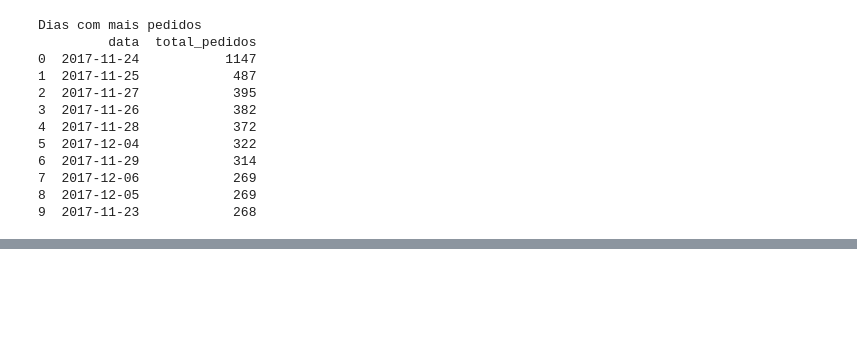
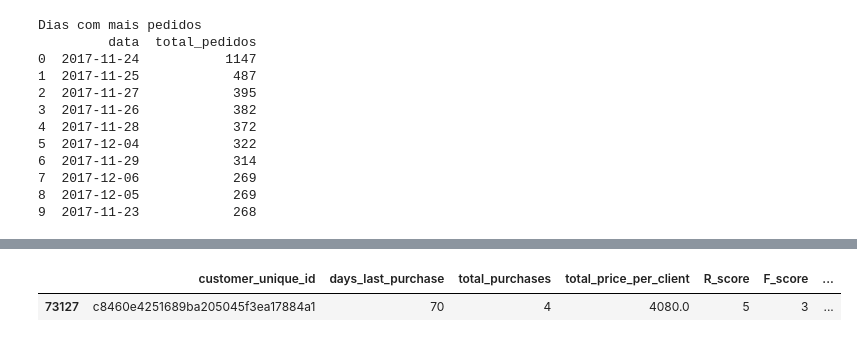
Before and after one commit to marialauraadev/analise_rfm_olist, a Jupyter notebook: notebooks/exploracao.ipynb, the cells around one changed output, grey strips where cells are left out. Cells and saved outputs as stored; diff of their text form; code cells hidden in the pictures; blank space fills up the shorter version.

```diff
--- a/notebooks/exploracao.ipynb
+++ b/notebooks/exploracao.ipynb
@@ -157,0 +193,12 @@ Dias com mais pedidos
+# %%
+# investigando cliente outlier em clientes leais por conta da diferença entre média e mediana
+
+cliente_outlier = df_rfm[
+    (df_rfm['segmento'] == 'Clientes Leais') &
+    (df_rfm['total_price_per_client'] == 4080)
+]
+
+cliente_outlier[['customer_unique_id', 'days_last_purchase', 'total_purchases', 'total_price_per_client', 'R_score', 'F_score', 'M_score']]
+# %% [output]
+|  | customer_unique_id | days_last_purchase | total_purchases | total_price_per_client | R_score | F_score | ... |
+| 73127 | c8460e4251689ba205045f3ea17884a1 | 70 | 4 | 4080.0 | 5 | 3 | ... |
```
Also changed, not shown: parts of 9 cells of this notebook.
